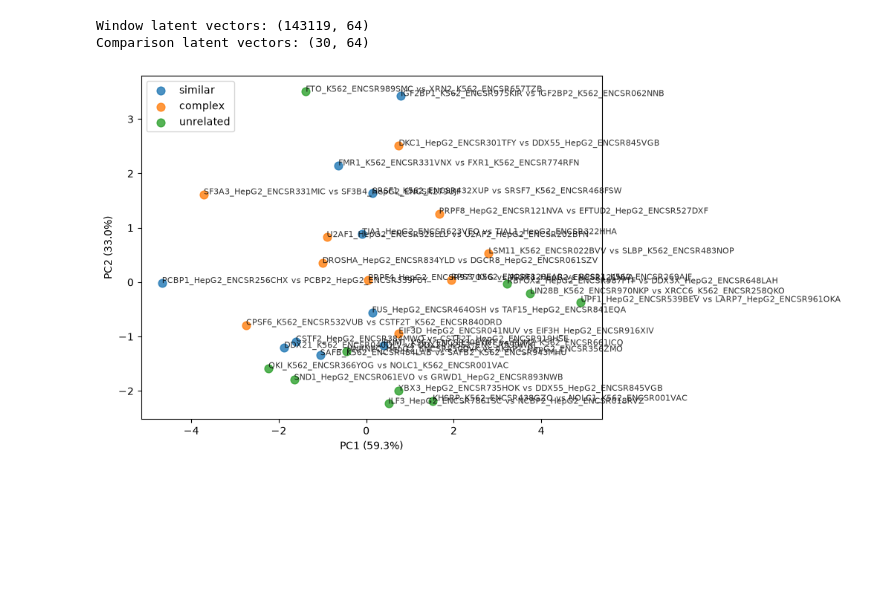
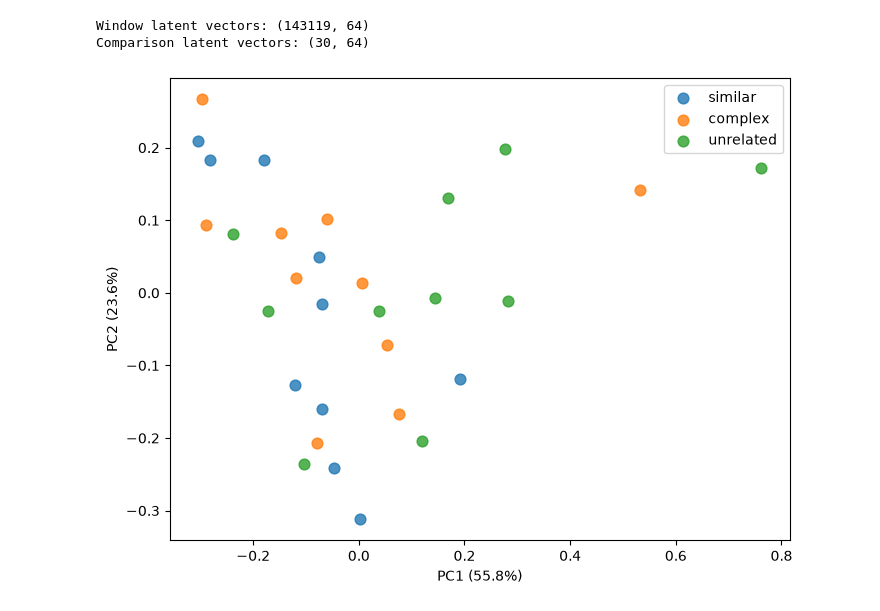
Before and after one commit to Raif-fl/plip_plop, a Jupyter notebook: machine_learning_prototype/many_RBP_prototype.ipynb, the cells around one changed output. Cells and saved outputs as stored; diff of their text form; code cells hidden in the pictures; blank space fills up the shorter version.

```diff
--- a/machine_learning_prototype/many_RBP_prototype.ipynb
+++ b/machine_learning_prototype/many_RBP_prototype.ipynb
@@ -146,18 +167,30 @@ Ratio: 107.08333333333333
 alpha = 0.5
 
 # Create the weights.
-comparison_counts["window_weight"] = (
+comparison_counts["comparison_weight"] = (
     comparison_counts["n_windows"] ** (alpha - 1)
 )
 
 # create a dictionary for quickly grabbing each weight for each comparison.
 weight_map = dict(zip(
     comparison_counts["comparison_id"],
-    comparison_counts["window_weight"]
+    comparison_counts["comparison_weight"]
 ))
 
 # Add weights to metadata.
-metadata["weight"] = metadata["comparison_id"].map(weight_map)
+metadata["comparison_weight"] = metadata["comparison_id"].map(weight_map)
+
+metadata["signal_weight"] = np.log1p(metadata["total_signal"])
+
+metadata["signal_weight"] = (
+    metadata["signal_weight"] /
+    metadata.groupby("comparison_id")["signal_weight"].transform("mean")
+)
+
+metadata["weight"] = (
+    metadata["comparison_weight"] *
+    metadata["signal_weight"]
+)
 # %% [markdown]
 #### Check weights
 # %%
@@ -451,6 +409,6 @@ class SimpleAutoencoder(nn.Module):
 # %%
 # Set model as autoencode
-model = SimpleAutoencoder(latent_dim=64).to(device)
+model = utils.SimpleAutoencoder(latent_dim=64).to(device)
 
 # Select mean square error.
 criterion = nn.MSELoss()
@@ -479,7 +437,7 @@ for epoch in range(num_epochs):
         optimizer.zero_grad()
 
         reconstruction = model(batch_signals)
-        loss = weighted_mse_loss(
+        loss = utils.weighted_mse_loss(
             reconstruction,
             batch_signals,
             batch_weights
@@ -502,7 +460,7 @@ for epoch in range(num_epochs):
 
             reconstruction = model(batch_signals)
 
-            loss = weighted_mse_loss(
+            loss = utils.weighted_mse_loss(
                 reconstruction,
                 batch_signals,
                 batch_weights
@@ -727,10 +581,7 @@ def build_comparison_latents(latent_vectors, val_metadata):
 # %%
-comparison_latents, comparison_metadata = build_comparison_latents(
+comparison_latents, comparison_metadata = utils.build_comparison_latents(
     latent_vectors, val_metadata
 )
-
-print("Window latent vectors:", latent_vectors.shape)
-print("Comparison latent vectors:", comparison_latents.shape)
 # %% [output]
 Window latent vectors: (143119, 64)
 Comparison latent vectors: (30, 64)
@@ -744,26 +595,27 @@ comparison_pca_df["PC2"] = comparison_coords[:, 1]
 # %%
 plt.figure(figsize=(8, 6))
 
 for category, group in comparison_pca_df.groupby("category", sort=False):
     plt.scatter(
         group["PC1"],
         group["PC2"],
         s=60,
         alpha=0.8,
         label=category
     )
 
-for _, row in comparison_pca_df.iterrows():
-    plt.annotate(
-        row["pair_label"],
-        (row["PC1"], row["PC2"]),
-        fontsize=8,
-        alpha=0.8
-    )
+###!!!### Adds name of comparison to each dot. Obviously useful, but visually unnapealing.
+# for _, row in comparison_pca_df.iterrows():
+#     plt.annotate(
+#         row["pair_label"],
+#         (row["PC1"], row["PC2"]),
+#         fontsize=8,
+#         alpha=0.8
+#     )
 
 plt.xlabel(f"PC1 ({comparison_pca.explained_variance_ratio_[0] * 100:.1f}%)")
 plt.ylabel(f"PC2 ({comparison_pca.explained_variance_ratio_[1] * 100:.1f}%)")
 plt.legend()
 plt.show()
 # %% [output]
-[figure, old version]
+[figure, new version]
```
Also changed, not shown: parts of 32 cells of this notebook, 2 other files.
